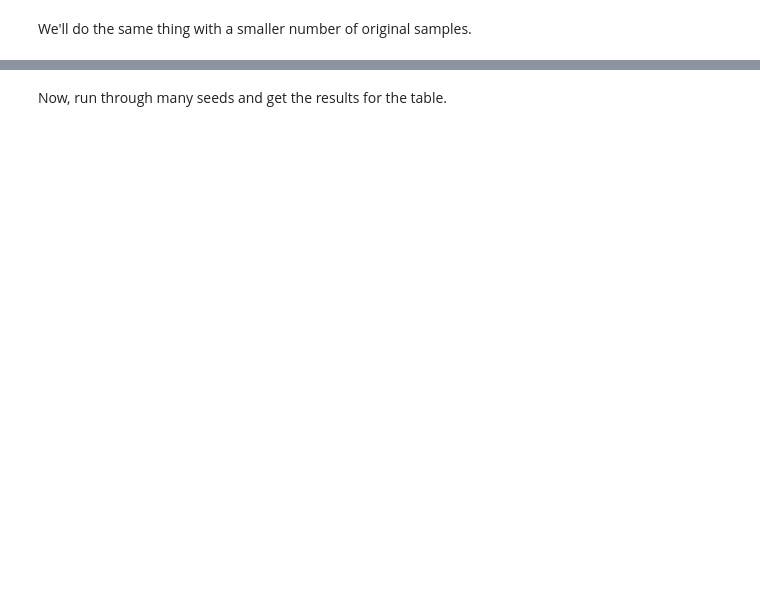
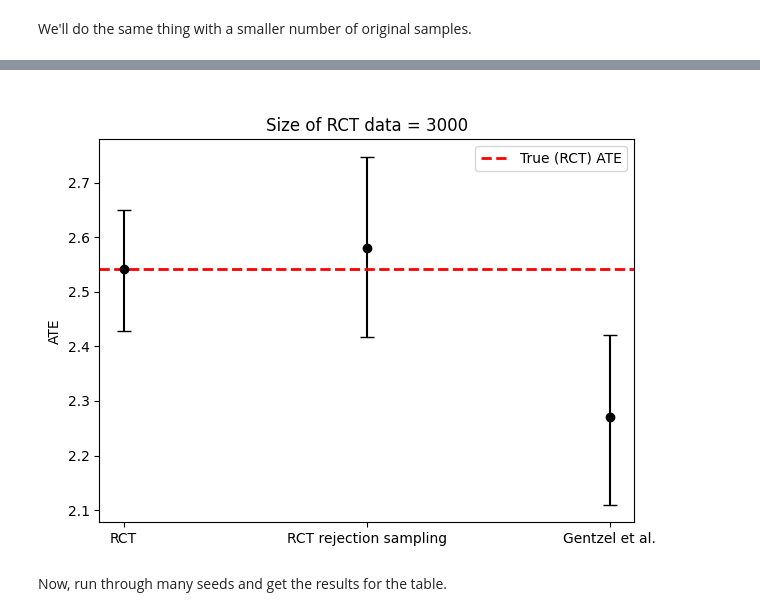
Before and after one commit to kakeith/rct_rejection_sampling, a Jupyter notebook: scripts/synthetic_experiments.ipynb, the cells around one changed output, grey strips where cells are left out. Saved outputs shown, nothing was run; the diff lists cells and outputs as text; code cells hidden in the pictures; blank space fills up the shorter version.

```diff
--- a/scripts/synthetic_experiments.ipynb
+++ b/scripts/synthetic_experiments.ipynb
@@ -46,8 +58,12 @@ data, rct_ace = synthetic_dgp(setting=1, num_samples=3000)
 # %%
 data_out2 = bootstrapping_three_methods_linear(data, rct_ace, confound_func_params)
 # %%
-title = f"Synthetic DGP #1 \nSize of RCT data = {len(data)} \n1000 Bootstrap samples"
-plot_bootstrap(data_out2, rct_ace, title);
+#title = f"Synthetic DGP #1 \nSize of RCT data = {len(data)} \n1000 Bootstrap samples"
+title =  f"\nSize of RCT data = {len(data)}"
+fig, ax = plot_bootstrap(data_out2, rct_ace, title);
+fig.savefig(f"syn1-ci-{len(data)}.png")
+# %% [output]
+[figure, added]
 # %% [markdown]
 Now, run through many seeds and get the results for the table.
 # %%
```
Also changed, not shown: parts of 6 cells of this notebook.
